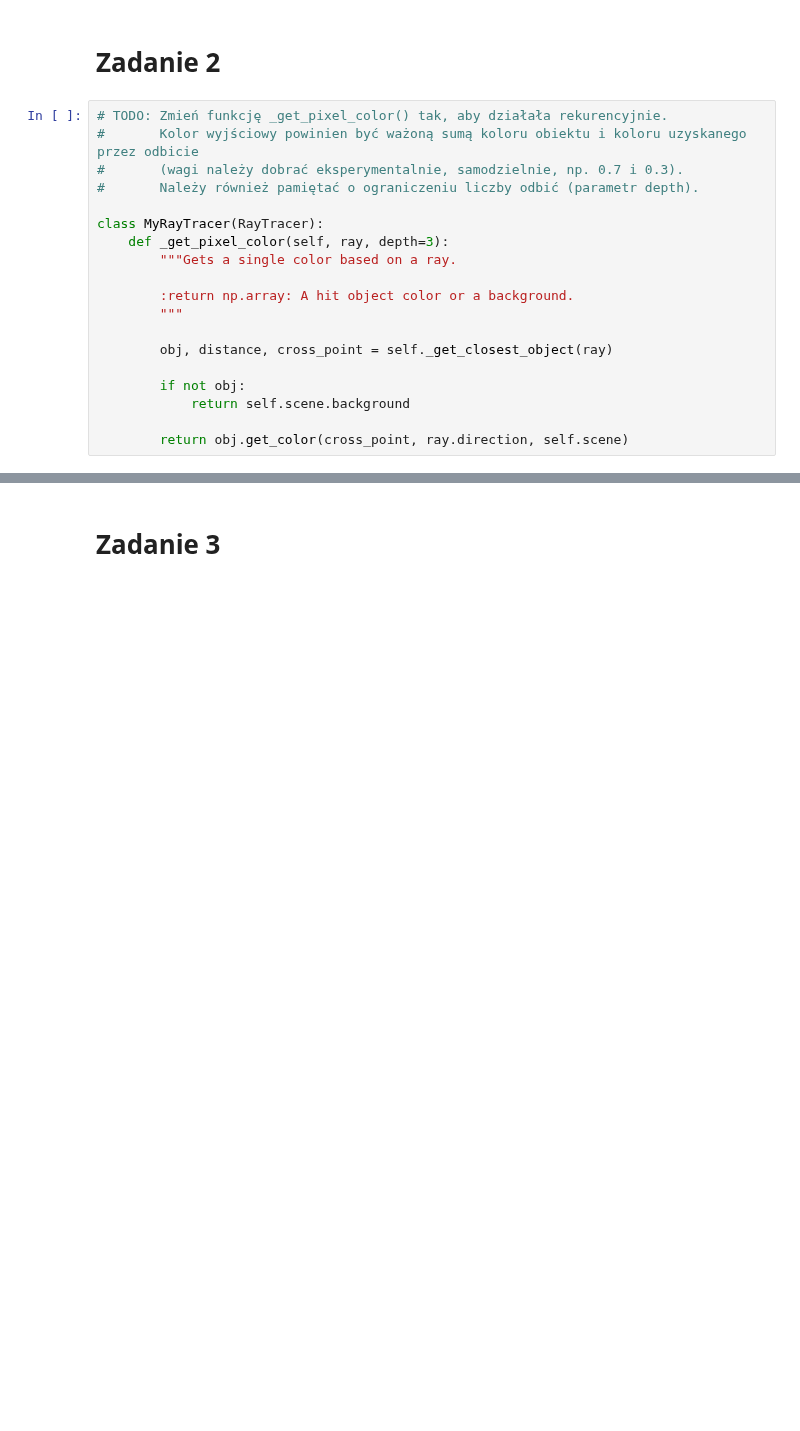
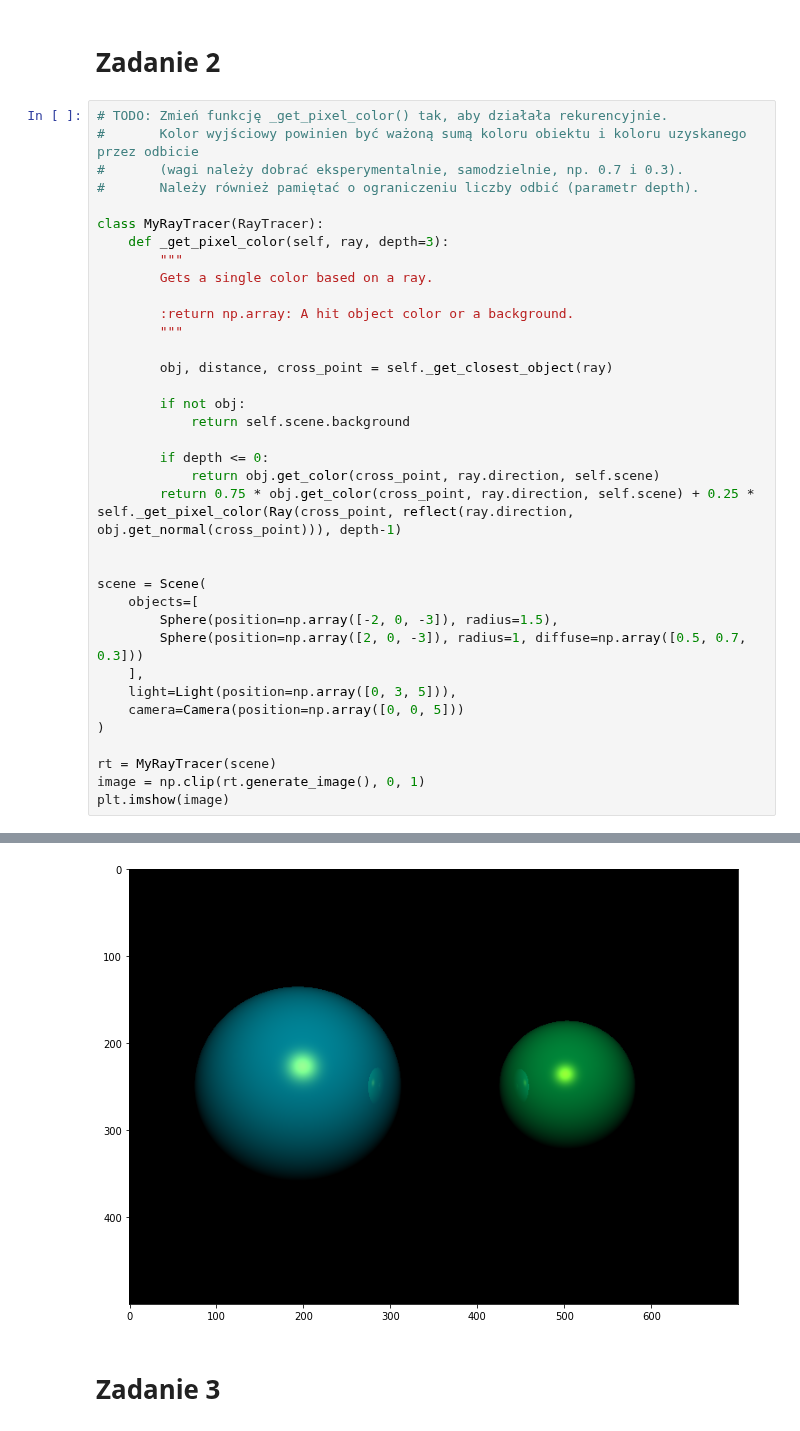
Before and after one commit to Pasti29/inzynieria-obrazow, a Jupyter notebook: lab7/rozwiazania.ipynb, the cells around one changed output, grey strips where cells are left out. Drawn from its saved outputs; the diff is of its cells as text; blank space fills up the shorter version.

```diff
--- a/lab7/rozwiazania.ipynb
+++ b/lab7/rozwiazania.ipynb
@@ -321,7 +321,8 @@ plt.imshow(image)
 
 class MyRayTracer(RayTracer):
     def _get_pixel_color(self, ray, depth=3):
-        """Gets a single color based on a ray.
+        """
+        Gets a single color based on a ray.
 
         :return np.array: A hit object color or a background.
         """
@@ -331,4 +332,21 @@ class MyRayTracer(RayTracer):
         if not obj:
             return self.scene.background
 
-        return obj.get_color(cross_point, ray.direction, self.scene)
+        if depth <= 0:
+            return obj.get_color(cross_point, ray.direction, self.scene)
+        return 0.75 * obj.get_color(cross_point, ray.direction, self.scene) + 0.25 * self._get_pixel_color(Ray(cross_point, reflect(ray.direction, obj.get_normal(cross_point))), depth-1)
+
+
+scene = Scene(
+    objects=[
+        Sphere(position=np.array([-2, 0, -3]), radius=1.5),
+        Sphere(position=np.array([2, 0, -3]), radius=1, diffuse=np.array([0.5, 0.7, 0.3]))
+    ],
+    light=Light(position=np.array([0, 3, 5])),
+    camera=Camera(position=np.array([0, 0, 5]))
+)
+
+rt = MyRayTracer(scene)
+image = np.clip(rt.generate_image(), 0, 1)
+plt.imshow(image)
+# %% [output]
@@ -335,3 +354,4 @@ class MyRayTracer(RayTracer):
+[figure, added]
 # %% [markdown]
 # Zadanie 3
 # %%
```
Also changed, not shown: parts of 2 cells of this notebook.
